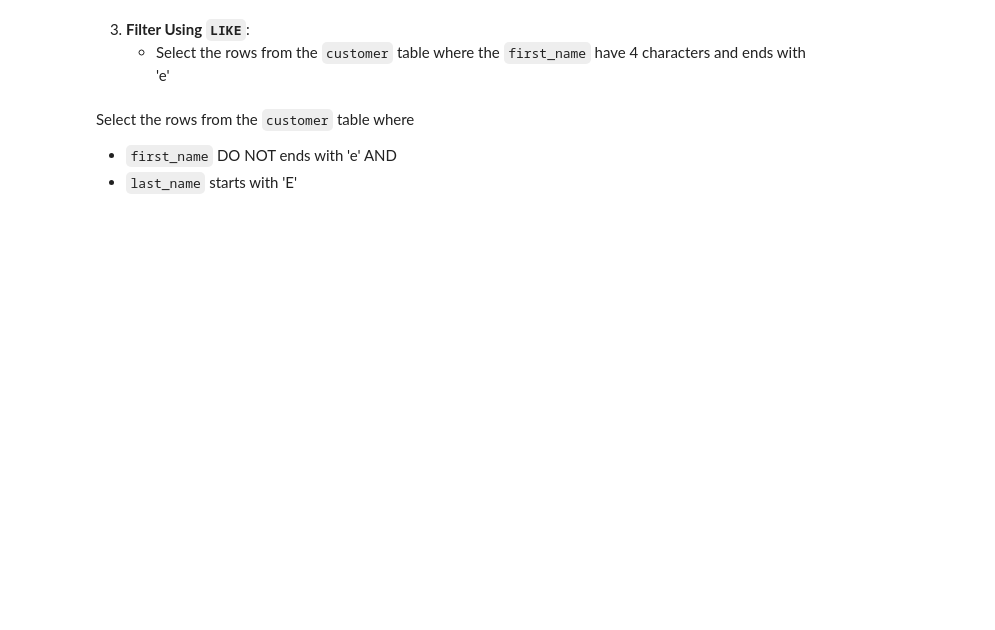
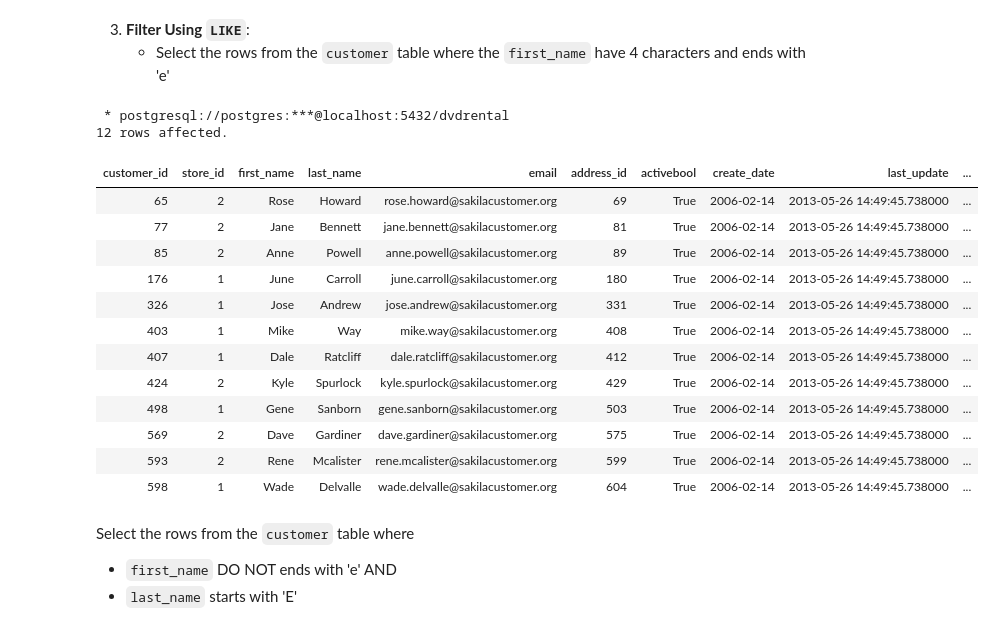
Before and after one commit to TRU-DASC/tru-dasc-5410-dasc5410_worksheet3-dasc5410_worksheet3-1, a Jupyter notebook: worksheet3.ipynb, the cells around one changed output. Saved outputs shown, nothing was run; the diff lists cells and outputs as text; code cells hidden in the pictures; blank space fills up the shorter version.

```diff
--- a/worksheet3.ipynb
+++ b/worksheet3.ipynb
@@ -144,3 +176,24 @@ FROM rental
+# %%
+%%sql
+SELECT *
+FROM customer
+WHERE first_name LIKE '___e'
+# %% [output]
+ * postgresql://postgres:***@localhost:5432/dvdrental
+12 rows affected.
+| customer_id | store_id | first_name | last_name | email | address_id | activebool | create_date | last_update | ... |
+| 65 | 2 | Rose | Howard | rose.howard@sakilacustomer.org | 69 | True | 2006-02-14 | 2013-05-26 14:49:45.738000 | ... |
+| 77 | 2 | Jane | Bennett | jane.bennett@sakilacustomer.org | 81 | True | 2006-02-14 | 2013-05-26 14:49:45.738000 | ... |
+| 85 | 2 | Anne | Powell | anne.powell@sakilacustomer.org | 89 | True | 2006-02-14 | 2013-05-26 14:49:45.738000 | ... |
+| 176 | 1 | June | Carroll | june.carroll@sakilacustomer.org | 180 | True | 2006-02-14 | 2013-05-26 14:49:45.738000 | ... |
+| 326 | 1 | Jose | Andrew | jose.andrew@sakilacustomer.org | 331 | True | 2006-02-14 | 2013-05-26 14:49:45.738000 | ... |
+| 403 | 1 | Mike | Way | mike.way@sakilacustomer.org | 408 | True | 2006-02-14 | 2013-05-26 14:49:45.738000 | ... |
+| 407 | 1 | Dale | Ratcliff | dale.ratcliff@sakilacustomer.org | 412 | True | 2006-02-14 | 2013-05-26 14:49:45.738000 | ... |
+| 424 | 2 | Kyle | Spurlock | kyle.spurlock@sakilacustomer.org | 429 | True | 2006-02-14 | 2013-05-26 14:49:45.738000 | ... |
+| 498 | 1 | Gene | Sanborn | gene.sanborn@sakilacustomer.org | 503 | True | 2006-02-14 | 2013-05-26 14:49:45.738000 | ... |
+| 569 | 2 | Dave | Gardiner | dave.gardiner@sakilacustomer.org | 575 | True | 2006-02-14 | 2013-05-26 14:49:45.738000 | ... |
+| 593 | 2 | Rene | Mcalister | rene.mcalister@sakilacustomer.org | 599 | True | 2006-02-14 | 2013-05-26 14:49:45.738000 | ... |
+| 598 | 1 | Wade | Delvalle | wade.delvalle@sakilacustomer.org | 604 | True | 2006-02-14 | 2013-05-26 14:49:45.738000 | ... |
 # %% [markdown]
 Select the rows from the `customer` table where
    - `first_name` DO NOT ends with 'e' AND
```
Also changed, not shown: parts of 9 cells of this notebook.
